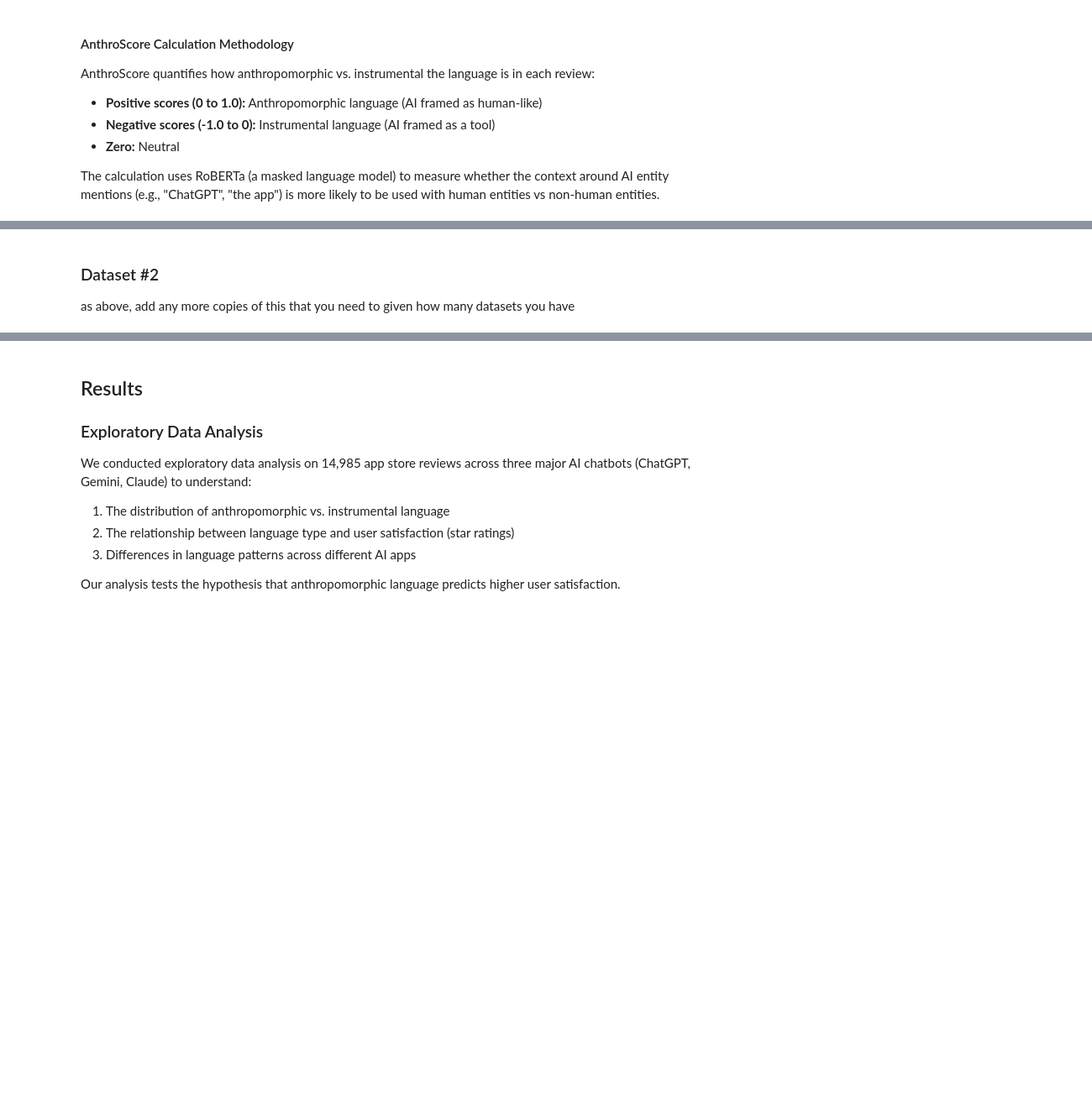
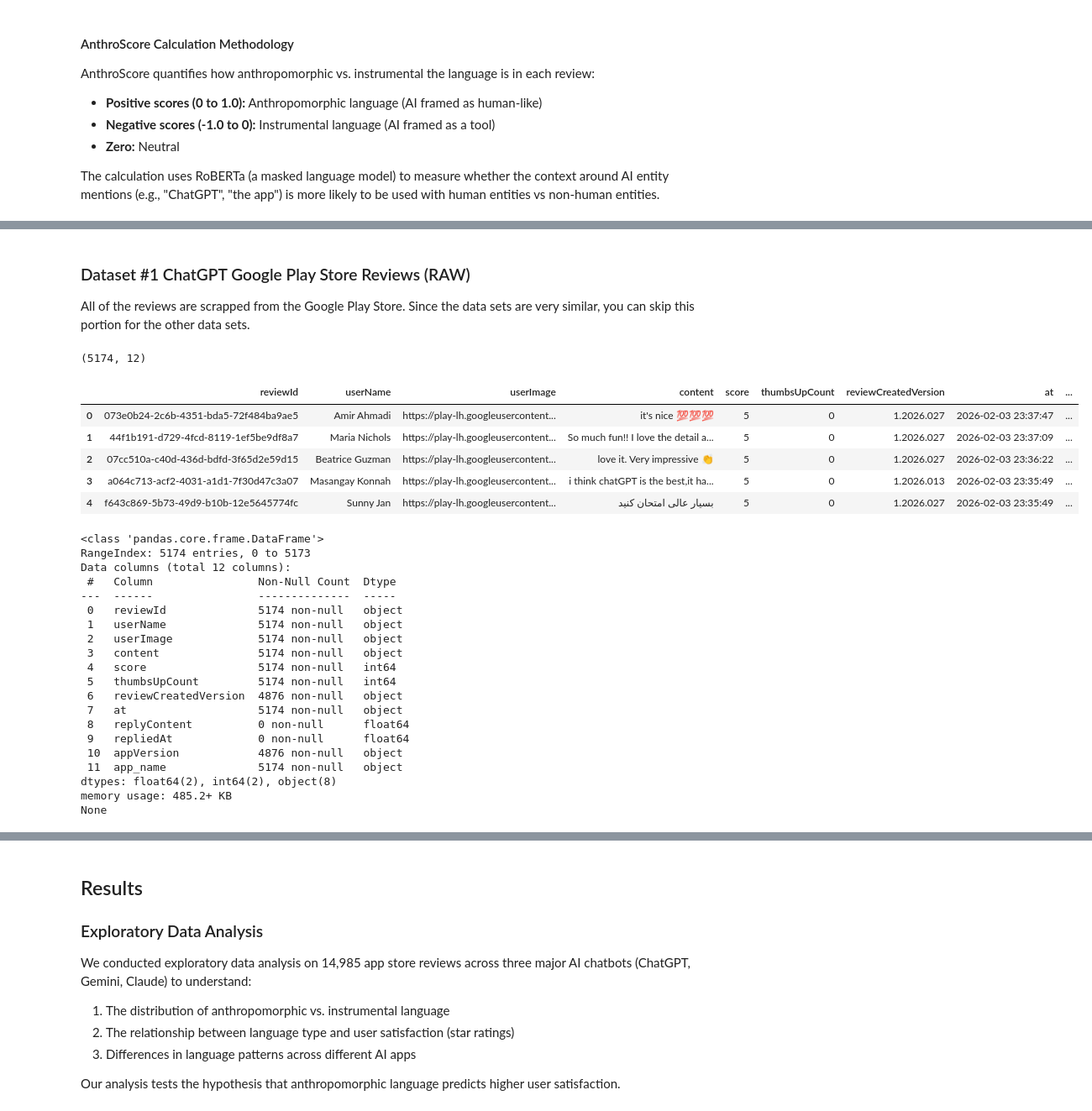
Before and after one commit to COGS108/Group114_WI26, a Jupyter notebook: 02-EDACheckpoint.ipynb, the cells around one changed output, grey strips where cells are left out. Shown at 84% size. Drawn from its saved outputs; the diff is of its cells as text; code cells hidden in the pictures; blank space fills up the shorter version.

Commit message:
Dataset revise

```diff
--- a/02-EDACheckpoint.ipynb
+++ b/02-EDACheckpoint.ipynb
@@ -287,3 +255,0 @@ Instructions: REPLACE the contents of this cell and the one below with your work
-# %% [markdown]
-### Dataset #2
- as above, add any more copies of this that you need to given how many datasets you have
@@ -292,0 +256,4 @@ Instructions: REPLACE the contents of this cell and the one below with your work
+# %% [markdown]
+### Dataset #1 ChatGPT Google Play Store Reviews (RAW)
+
+All of the reviews are scrapped from the Google Play Store. Since the data sets are very similar, you can skip this portion for the other data sets.
@@ -292,0 +280,37 @@ Instructions: REPLACE the contents of this cell and the one below with your work
+# %%
+## YOUR CODE TO LOAD/CLEAN/TIDY/WRANGLE THE DATA GOES HERE
+# load the chatgpt google play store reviews into dataset
+chat_df = pd.read_csv("data/00-raw/chatgpt_reviews.csv")
+
+# present the raw dataframe
+print(chat_df.shape)
+display(chat_df.head())
+print(chat_df.info())
+# %% [output]
+(5174, 12)
+|  | reviewId | userName | userImage | content | score | thumbsUpCount | reviewCreatedVersion | at | ... |
+| 0 | 073e0b24-2c6b-4351-bda5-72f484ba9ae5 | Amir Ahmadi | https://play-lh.googleusercontent... | it's nice 💯💯💯 | 5 | 0 | 1.2026.027 | 2026-02-03 23:37:47 | ... |
+| 1 | 44f1b191-d729-4fcd-8119-1ef5be9df8a7 | Maria Nichols | https://play-lh.googleusercontent... | So much fun!! I love the detail a... | 5 | 0 | 1.2026.027 | 2026-02-03 23:37:09 | ... |
+| 2 | 07cc510a-c40d-436d-bdfd-3f65d2e59d15 | Beatrice Guzman | https://play-lh.googleusercontent... | love it. Very impressive 👏 | 5 | 0 | 1.2026.027 | 2026-02-03 23:36:22 | ... |
+| 3 | a064c713-acf2-4031-a1d1-7f30d47c3a07 | Masangay Konnah | https://play-lh.googleusercontent... | i think chatGPT is the best,it ha... | 5 | 0 | 1.2026.013 | 2026-02-03 23:35:49 | ... |
+| 4 | f643c869-5b73-49d9-b10b-12e5645774fc | Sunny Jan | https://play-lh.googleusercontent... | بسیار عالی امتحان کنید | 5 | 0 | 1.2026.027 | 2026-02-03 23:35:49 | ... |
+<class 'pandas.core.frame.DataFrame'>
+RangeIndex: 5174 entries, 0 to 5173
+Data columns (total 12 columns):
+ #   Column                Non-Null Count  Dtype
+---  ------                --------------  -----
+ 0   reviewId              5174 non-null   object
+ 1   userName              5174 non-null   object
+ 2   userImage             5174 non-null   object
+ 3   content               5174 non-null   object
+ 4   score                 5174 non-null   int64
+ 5   thumbsUpCount         5174 non-null   int64
+ 6   reviewCreatedVersion  4876 non-null   object
+ 7   at                    5174 non-null   object
+ 8   replyContent          0 non-null      float64
+ 9   repliedAt             0 non-null      float64
+ 10  appVersion            4876 non-null   object
+ 11  app_name              5174 non-null   object
+dtypes: float64(2), int64(2), object(8)
+memory usage: 485.2+ KB
+None
```
Also changed, not shown: parts of 33 cells of this notebook.
